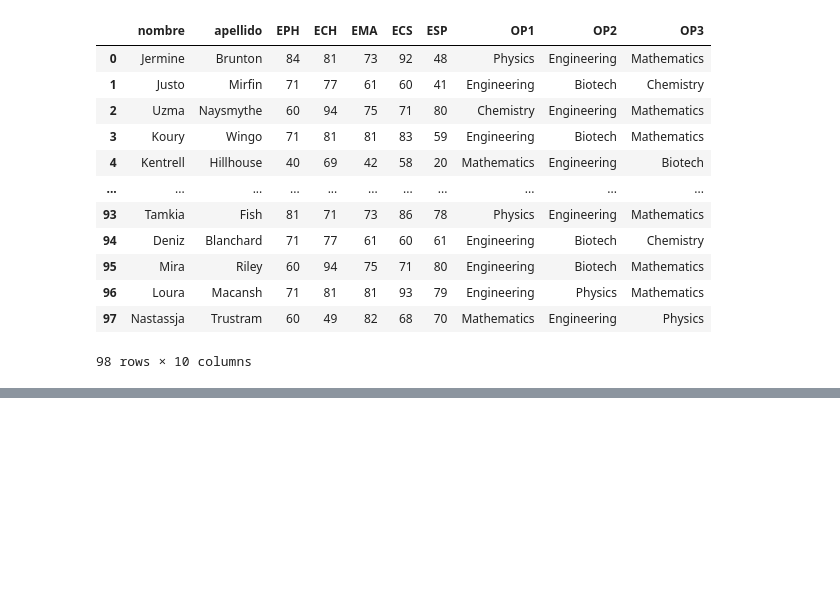
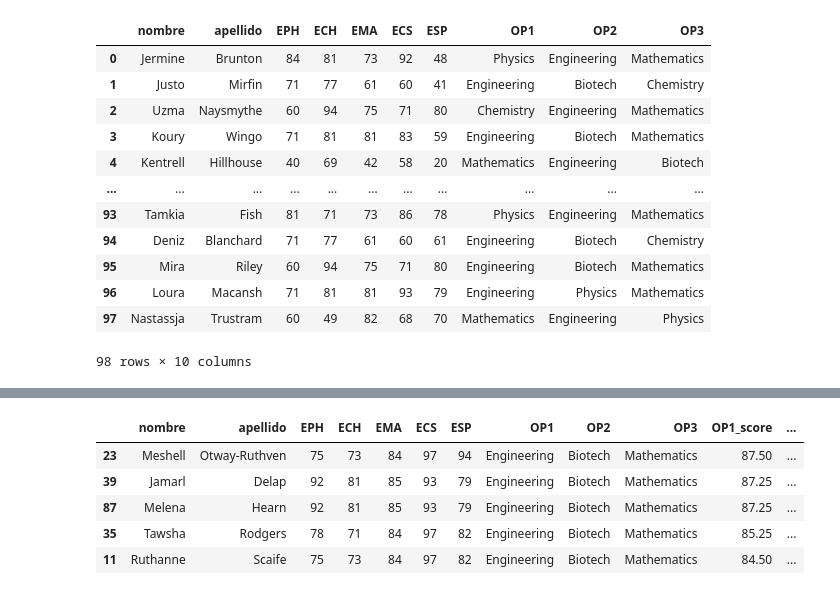
Before and after one commit to gabrielflores-cloud/cursophytoncucsh, a Jupyter notebook: Proyecto_3_Proceso_de_admision.ipynb, the cells around one changed output, grey strips where cells are left out. Cells and saved outputs as stored; diff of their text form; code cells hidden in the pictures; blank space fills up the shorter version.

```diff
--- a/Proyecto_3_Proceso_de_admision.ipynb
+++ b/Proyecto_3_Proceso_de_admision.ipynb
@@ -40,0 +201,12 @@ df
+# %%
+# Seleccionar los N aspirantes con los puntajes más alto
+aspirantes_elegidos = aspirantes_ordenados.head(5)
+
+display(aspirantes_elegidos)
+# %% [output]
+|  | nombre | apellido | EPH | ECH | EMA | ECS | ESP | OP1 | OP2 | OP3 | OP1_score | ... |
+| 23 | Meshell | Otway-Ruthven | 75 | 73 | 84 | 97 | 94 | Engineering | Biotech | Mathematics | 87.50 | ... |
+| 39 | Jamarl | Delap | 92 | 81 | 85 | 93 | 79 | Engineering | Biotech | Mathematics | 87.25 | ... |
+| 87 | Melena | Hearn | 92 | 81 | 85 | 93 | 79 | Engineering | Biotech | Mathematics | 87.25 | ... |
+| 35 | Tawsha | Rodgers | 78 | 71 | 84 | 97 | 82 | Engineering | Biotech | Mathematics | 85.25 | ... |
+| 11 | Ruthanne | Scaife | 75 | 73 | 84 | 97 | 82 | Engineering | Biotech | Mathematics | 84.50 | ... |
```
Also changed, not shown: parts of 10 cells of this notebook.
